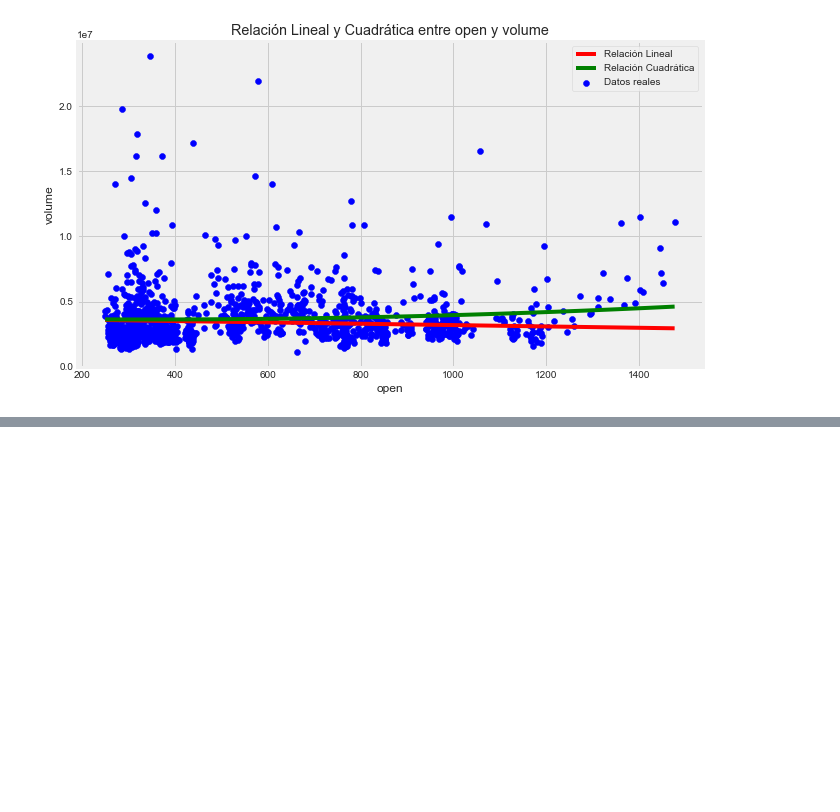
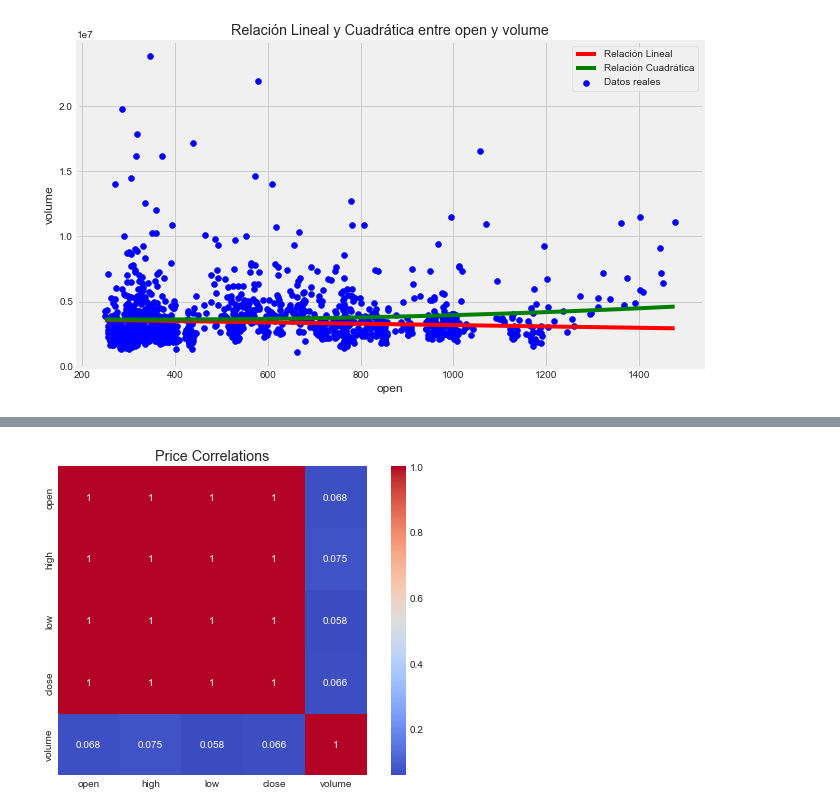
Before and after one commit to td2USA-20232/grupo1, a Jupyter notebook: test.ipynb, the cells around one changed output, grey strips where cells are left out. Saved outputs shown, nothing was run; the diff lists cells and outputs as text; code cells hidden in the pictures; blank space fills up the shorter version.

```diff
--- a/test.ipynb
+++ b/test.ipynb
@@ -223,0 +257,9 @@ plt.show()
+# %%
+price_correlations= df_filtrado[price_columns].corr()
+plt.figure(figsize=(7,5))
+sns.heatmap(price_correlations, annot= True, cmap='coolwarm',square= True)
+plt.title('Price Correlations')
+plt.tight_layout()
+plt.show()
+# %% [output]
+[figure, added]
```
Also changed, not shown: parts of 3 cells of this notebook.
